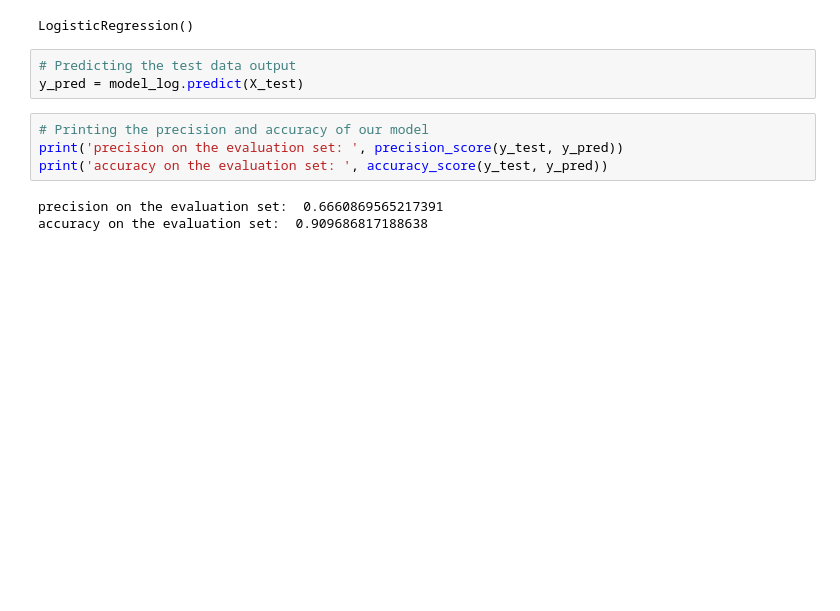
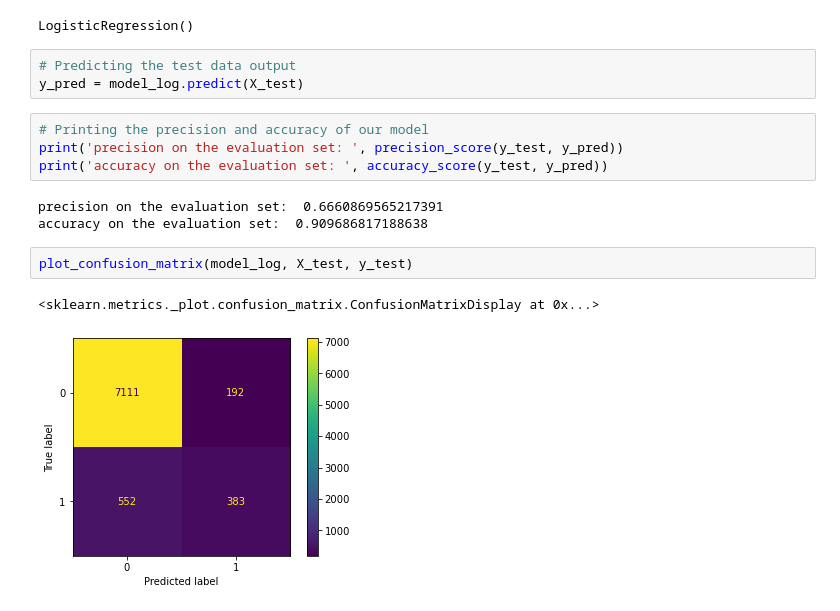
Before and after one commit to kaushik-holla/Bank-Marketing, a Jupyter notebook: Bank Marketing Analysis and Modeling.ipynb, the cells around one changed output. Drawn from its saved outputs; the diff is of its cells as text; blank space fills up the shorter version.

```diff
--- a/Bank Marketing Analysis and Modeling.ipynb
+++ b/Bank Marketing Analysis and Modeling.ipynb
@@ -608,3 +627,8 @@ print('accuracy on the evaluation set: ', accuracy_score(y_test, y_pred))
 # %% [output]
 precision on the evaluation set:  0.6660869565217391
 accuracy on the evaluation set:  0.909686817188638
+# %%
+plot_confusion_matrix(model_log, X_test, y_test)
+# %% [output]
+<sklearn.metrics._plot.confusion_matrix.ConfusionMatrixDisplay at 0x...>
+[figure, added]
```
Also changed, not shown: parts of 8 cells of this notebook.
